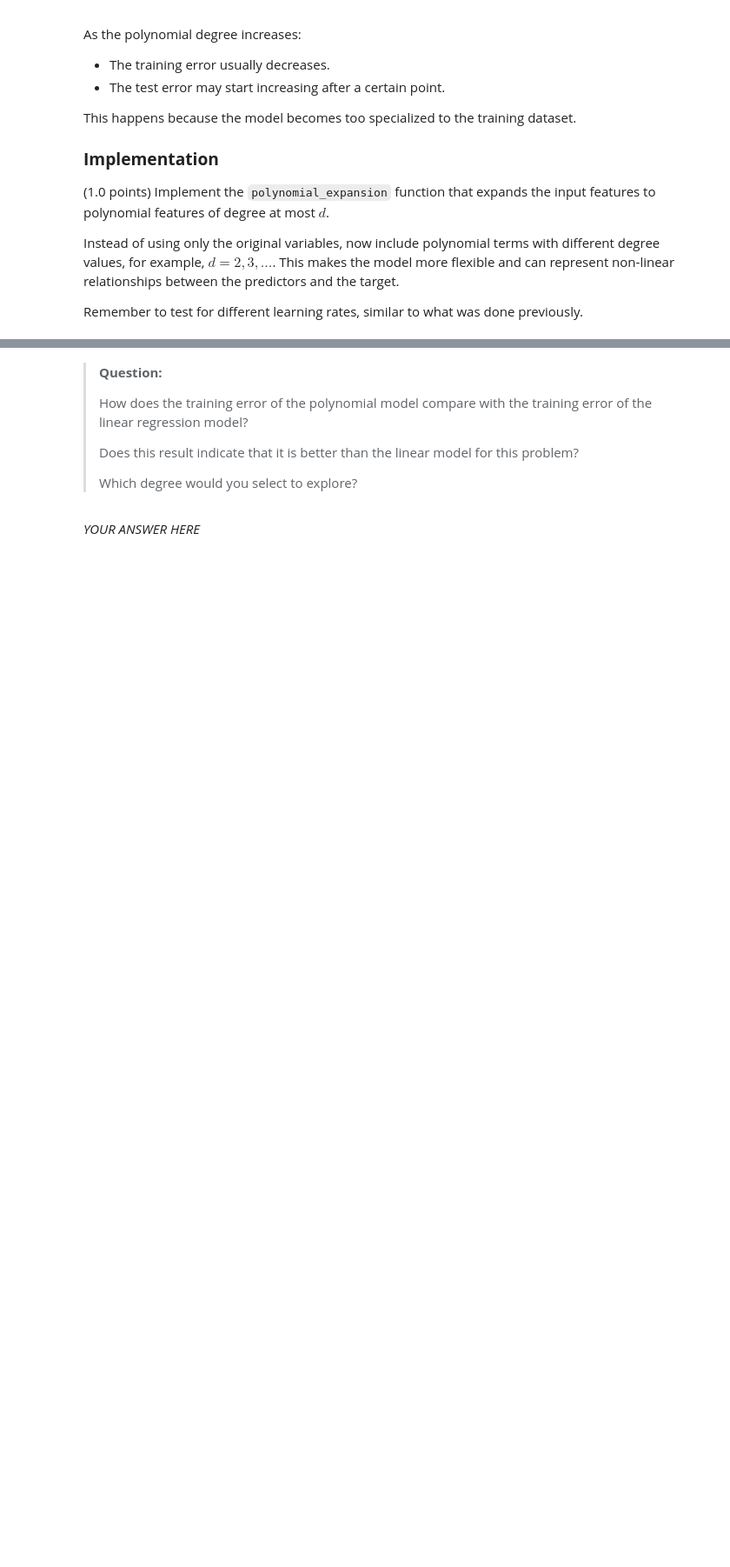
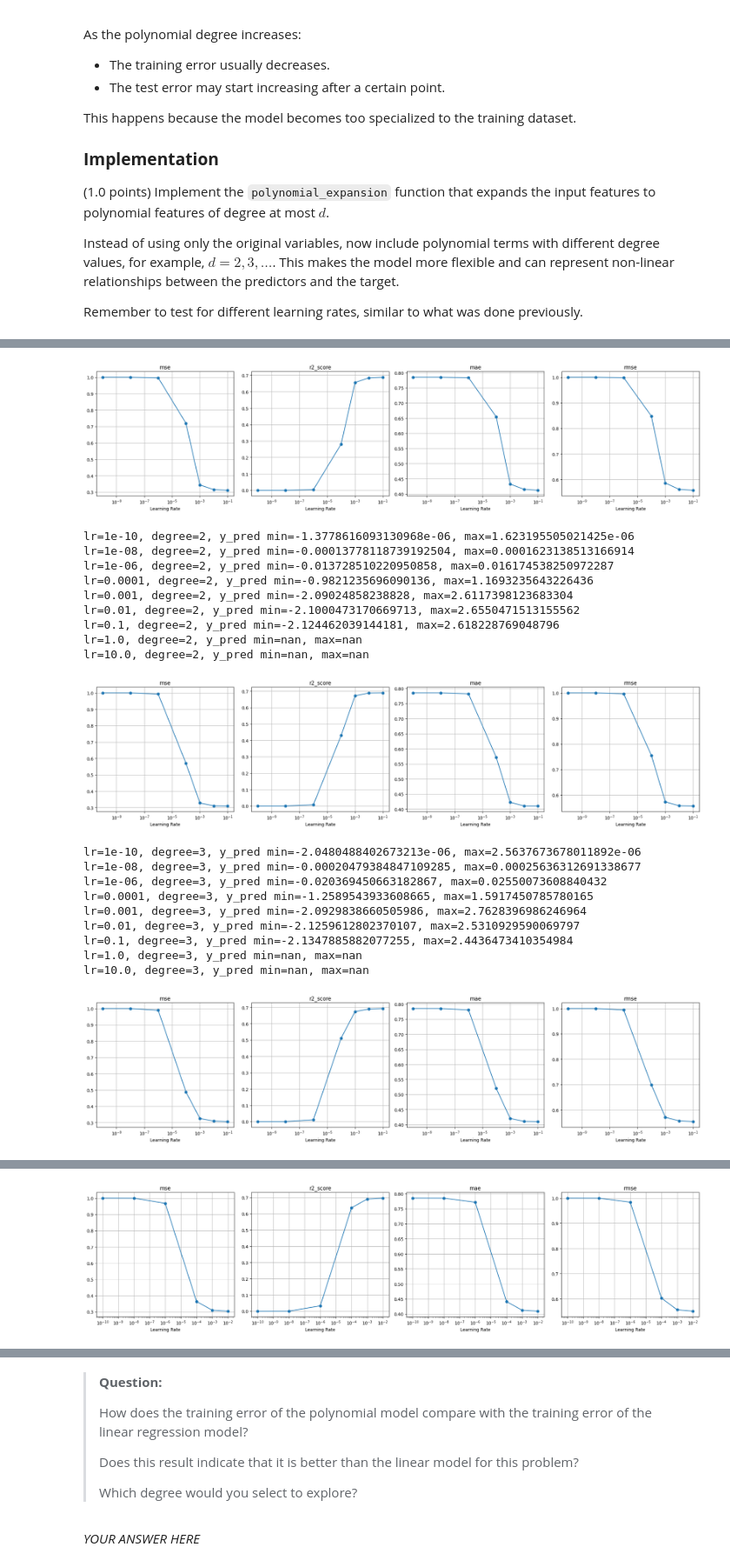
Before and after one commit to sofiavvb/ml, a Jupyter notebook: Tarefa01/mc886_1s2026-assignment_1.ipynb, the cells around one changed output, grey strips where cells are left out. Shown at 87% size. Drawn from its saved outputs; the diff is of its cells as text; code cells hidden in the pictures; blank space fills up the shorter version.

```diff
--- a/Tarefa01/mc886_1s2026-assignment_1.ipynb
+++ b/Tarefa01/mc886_1s2026-assignment_1.ipynb
@@ -1058,12 +1058,60 @@ between the predictors and the target.
 Remember to test for different learning rates, similar to what was done previously.
 # %%
 def polynomial_expansion(X: NDArray[np.float_], d: int) -> NDArray[np.float_]:
-    raise NotImplementedError(
-        "Implement this function to perform polynomial expansion of the features up to degree d"
-    )
+
+    if d == 1:
+        return X
+
+
+    rec_expansion = polynomial_expansion(X, d-1)
+    curr_deg_features = np.power(X, d)
+
+    X_polynomial = np.hstack((rec_expansion, curr_deg_features))
+
+    return X_polynomial
+    # raise NotImplementedError(
+    #     "Implement this function to perform polynomial expansion of the features up to degree d"
+    # )
 # %%
 # Implement and train the polynomial regression models here using the
 # polynomial_expansion function to transform the features before training the linear regression model.
 
 # Experiment with different degrees and analyze the results to choose the best combination
 # of learning rate and degree for the polynomial regression model.
+
+degrees = [1, 2, 3, 10, 50]
+lrs = [1e-10, 1e-8, 1e-6, 1e-4, 1e-3, 1e-2, 1e-1, 1.0, 10.0]
+
+results = {}
+
+for d in degrees:
+    X_polynomial = polynomial_expansion(X, d)
+
+    X_polynomial_scaled = (X_polynomial - X_polynomial.mean(axis=0)) / X_polynomial.std(axis=0)
+    performances = {
+    "mse": [],
+    "r2_score": [],
+    "mae": [],
+    "rmse": []
+    # Add other metrics here if you implemented them
+    }
+
+    for lr in lrs:
+        model = LinearRegression(learning_rate=lr, n_iterations=1000)
+        model.fit(X_polynomial_scaled, y_scaled)
+        y_pred = model.predict(X_polynomial_scaled)
+
+        print(f"lr={lr}, degree={d}, y_pred min={y_pred.min()}, max={y_pred.max()}")
+
+        mse_score = mse(y_scaled, y_pred)
+        r2 = r2_score(y_scaled, y_pred)
+        mae_score = mae(y_scaled, y_pred)
+        rmse_score = rmse(y_scaled, y_pred)
+
+        performances["mse"].append(mse_score)
+        performances["r2_score"].append(r2)
+        performances["mae"].append(mae_score)
+        performances["rmse"].append(rmse_score)
+    results[d] = performances
+    plot_results(lrs, performances)
+# %% [output]
@@ -1069,0 +1127,21 @@ def polynomial_expansion(X: NDArray[np.float_], d: int) -> NDArray[np.float_]:
+[figure, added]
+lr=1e-10, degree=2, y_pred min=-1.3778616093130968e-06, max=1.623195505021425e-06
+lr=1e-08, degree=2, y_pred min=-0.00013778118739192504, max=0.0001623138513166914
+lr=1e-06, degree=2, y_pred min=-0.013728510220950858, max=0.016174538250972287
+lr=0.0001, degree=2, y_pred min=-0.9821235696090136, max=1.1693235643226436
+lr=0.001, degree=2, y_pred min=-2.09024858238828, max=2.6117398123683304
+lr=0.01, degree=2, y_pred min=-2.1000473170669713, max=2.6550471513155562
+lr=0.1, degree=2, y_pred min=-2.124462039144181, max=2.618228769048796
+lr=1.0, degree=2, y_pred min=nan, max=nan
+lr=10.0, degree=2, y_pred min=nan, max=nan
+[figure, added]
+lr=1e-10, degree=3, y_pred min=-2.0480488402673213e-06, max=2.5637673678011892e-06
+lr=1e-08, degree=3, y_pred min=-0.00020479384847109285, max=0.00025636312691338677
+lr=1e-06, degree=3, y_pred min=-0.020369450663182867, max=0.02550073608840432
+lr=0.0001, degree=3, y_pred min=-1.2589543933608665, max=1.5917450785780165
+lr=0.001, degree=3, y_pred min=-2.0929838660505986, max=2.7628396986246964
+lr=0.01, degree=3, y_pred min=-2.1259612802370107, max=2.5310929590069797
+lr=0.1, degree=3, y_pred min=-2.1347885882077255, max=2.4436473410354984
+lr=1.0, degree=3, y_pred min=nan, max=nan
+lr=10.0, degree=3, y_pred min=nan, max=nan
+[figure, added]
@@ -1069,0 +1157 @@ def polynomial_expansion(X: NDArray[np.float_], d: int) -> NDArray[np.float_]:
+[figure, added]
```
Also changed, not shown: parts of 1 cell of this notebook.
